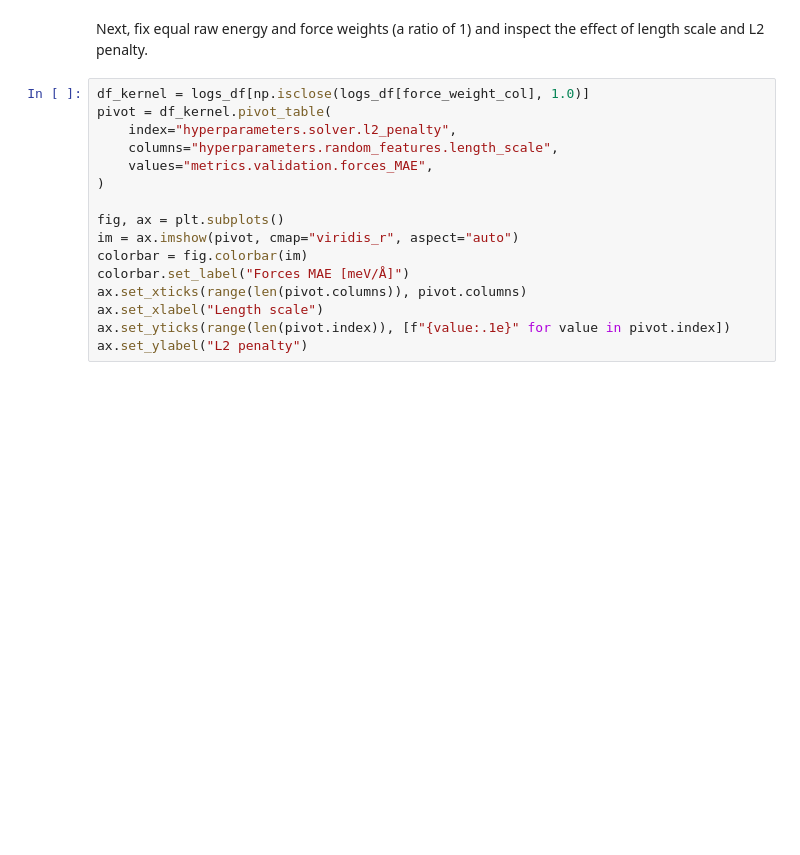
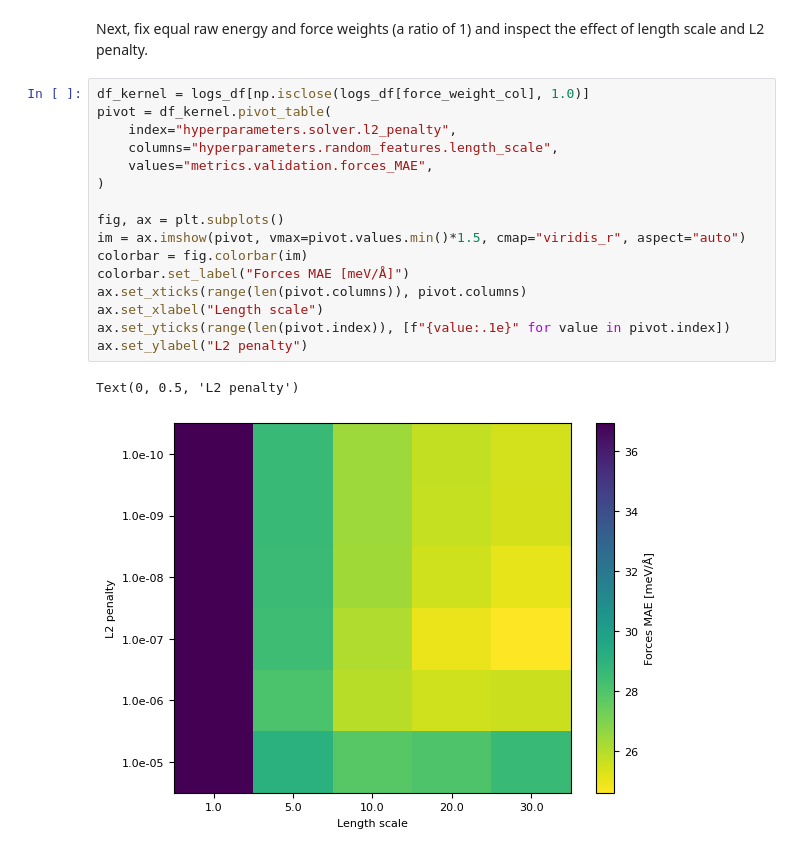
Before and after one commit to CSML-IIT-UCL/franken, a Jupyter notebook: notebooks/autotune.ipynb, the cells around one changed output. Drawn from its saved outputs; the diff is of its cells as text; blank space fills up the shorter version.

```diff
--- a/notebooks/autotune.ipynb
+++ b/notebooks/autotune.ipynb
@@ -162,16 +220,19 @@ Next, fix equal raw energy and force weights (a ratio of 1) and inspect the effe
 # %%
 df_kernel = logs_df[np.isclose(logs_df[force_weight_col], 1.0)]
 pivot = df_kernel.pivot_table(
     index="hyperparameters.solver.l2_penalty",
     columns="hyperparameters.random_features.length_scale",
     values="metrics.validation.forces_MAE",
 )
 
 fig, ax = plt.subplots()
-im = ax.imshow(pivot, cmap="viridis_r", aspect="auto")
+im = ax.imshow(pivot, vmax=pivot.values.min()*1.5, cmap="viridis_r", aspect="auto")
 colorbar = fig.colorbar(im)
 colorbar.set_label("Forces MAE [meV/Å]")
 ax.set_xticks(range(len(pivot.columns)), pivot.columns)
 ax.set_xlabel("Length scale")
 ax.set_yticks(range(len(pivot.index)), [f"{value:.1e}" for value in pivot.index])
 ax.set_ylabel("L2 penalty")
+# %% [output]
+Text(0, 0.5, 'L2 penalty')
+[figure, added]
```
Also changed, not shown: parts of 8 cells of this notebook, 1 other file.
